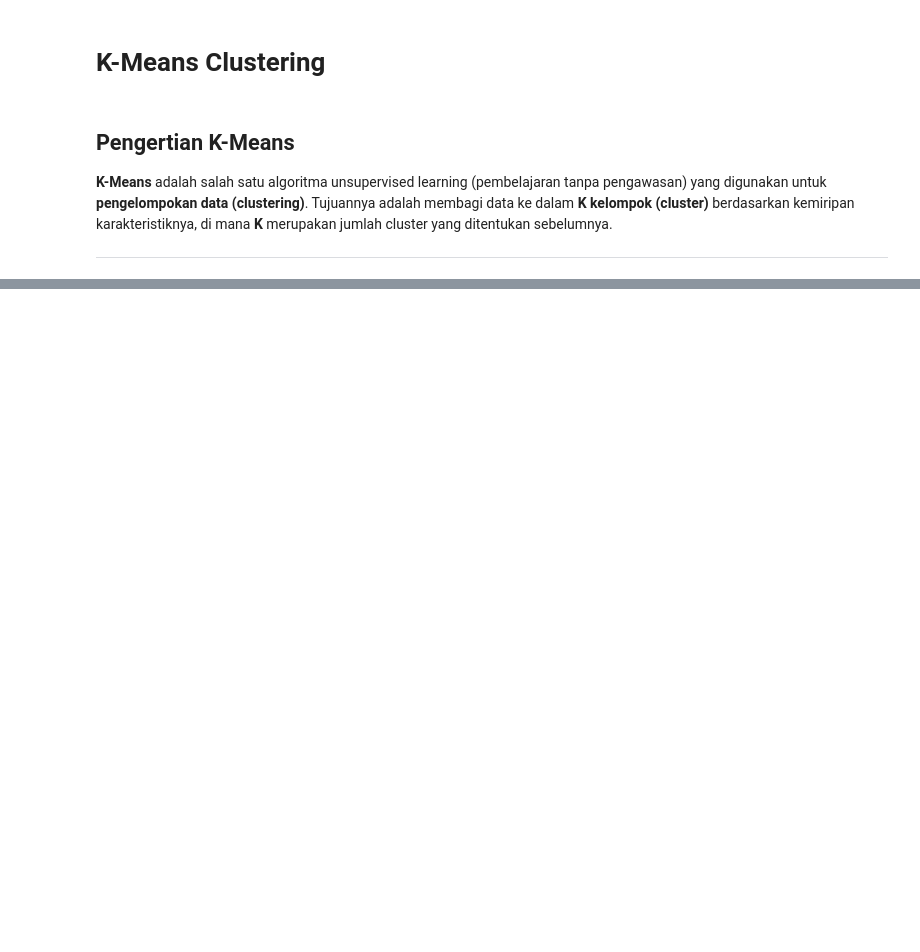
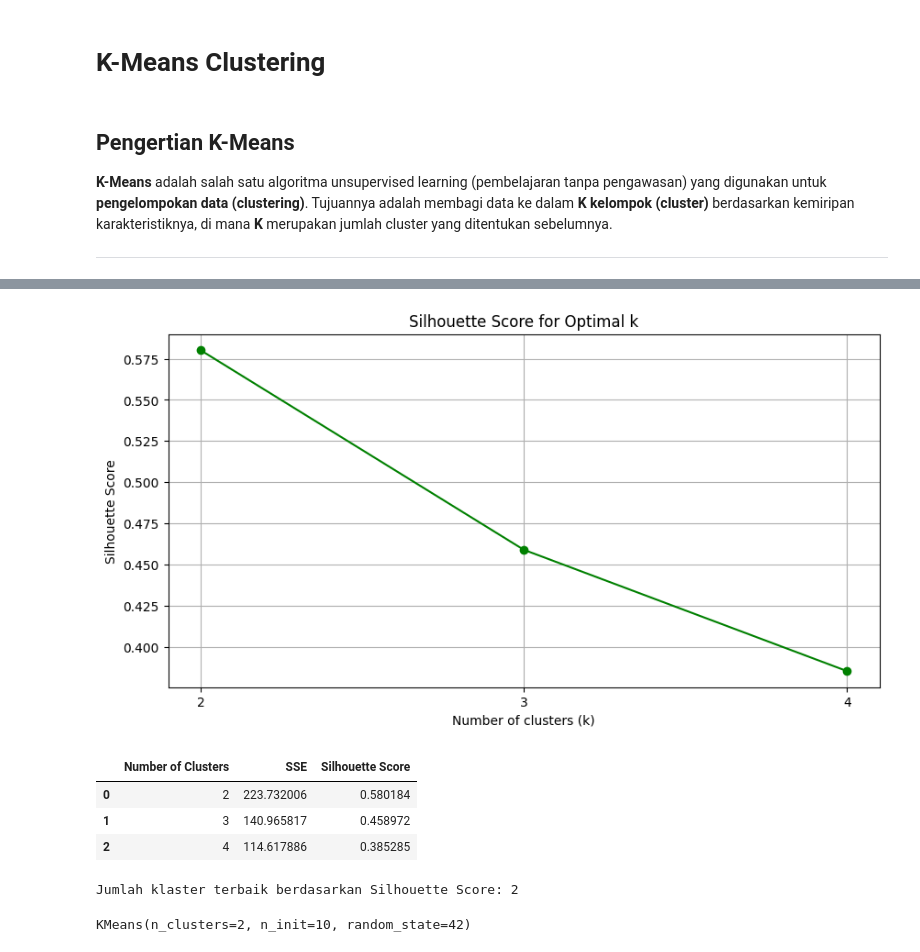
Before and after one commit to Zulfri-23-176/tryPendat, a Jupyter notebook: pendat/K-Means.ipynb, the cells around one changed output, grey strips where cells are left out. Cells and saved outputs as stored; diff of their text form; code cells hidden in the pictures; blank space fills up the shorter version.

```diff
--- a/pendat/K-Means.ipynb
+++ b/pendat/K-Means.ipynb
@@ -65,0 +116,36 @@ df.head()
+# %%
+# Visualisasi Silhouette Score
+plt.figure(figsize=(10, 5))
+plt.plot(k_range, silhouette_scores, 'go-')
+plt.xlabel('Number of clusters (k)')
+plt.ylabel('Silhouette Score')
+plt.title('Silhouette Score for Optimal k')
+plt.xticks(k_range)
+plt.grid()
+plt.show()
+# %% [output]
+[figure, added]
+# %%
+# Menampilkan nilai SSE dan Silhouette Score
+results = pd.DataFrame({
+    'Number of Clusters': k_range,
+    'SSE': sse,
+    'Silhouette Score': silhouette_scores
+})
+results
+# %% [output]
+|  | Number of Clusters | SSE | Silhouette Score |
+| 0 | 2 | 223.732006 | 0.580184 |
+| 1 | 3 | 140.965817 | 0.458972 |
+| 2 | 4 | 114.617886 | 0.385285 |
+# %%
+# Analisis klaster terbaik berdasarkan metrik
+best_k = k_range[np.argmax(silhouette_scores)]
+print(f"Jumlah klaster terbaik berdasarkan Silhouette Score: {best_k}")
+
+# Melatih model dengan k terbaik
+best_kmeans = KMeans(n_clusters=best_k, random_state=42, n_init=10)
+best_kmeans.fit(data_scaled)
+# %% [output]
+Jumlah klaster terbaik berdasarkan Silhouette Score: 2
+KMeans(n_clusters=2, n_init=10, random_state=42)
```
Also changed, not shown: parts of 11 cells of this notebook.
